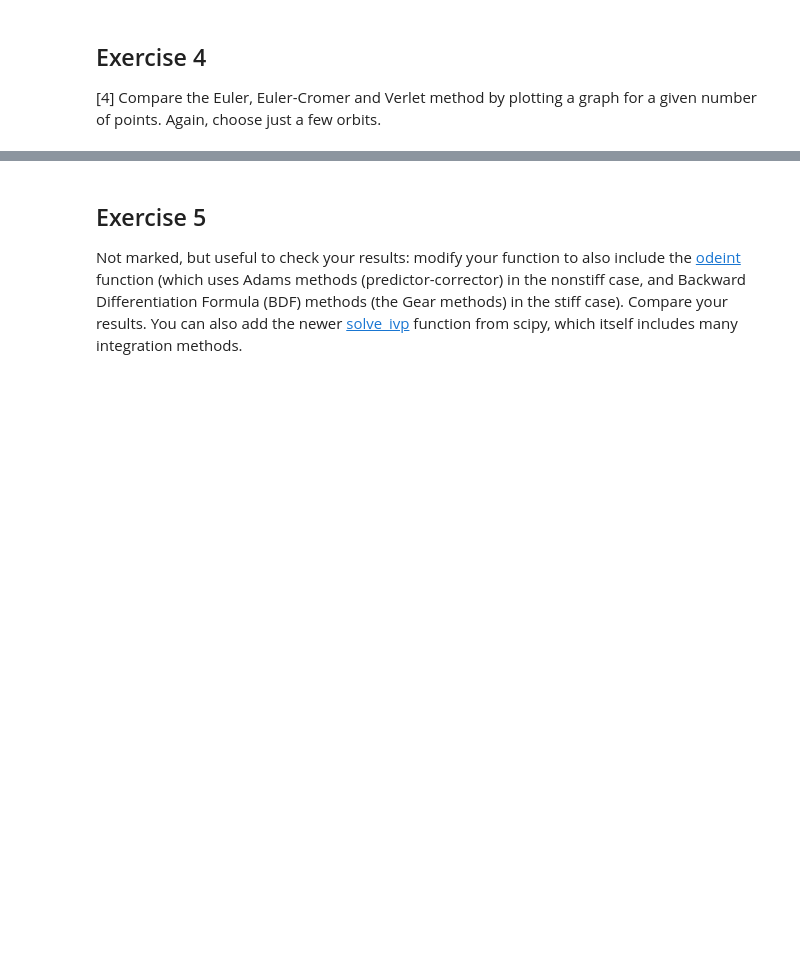
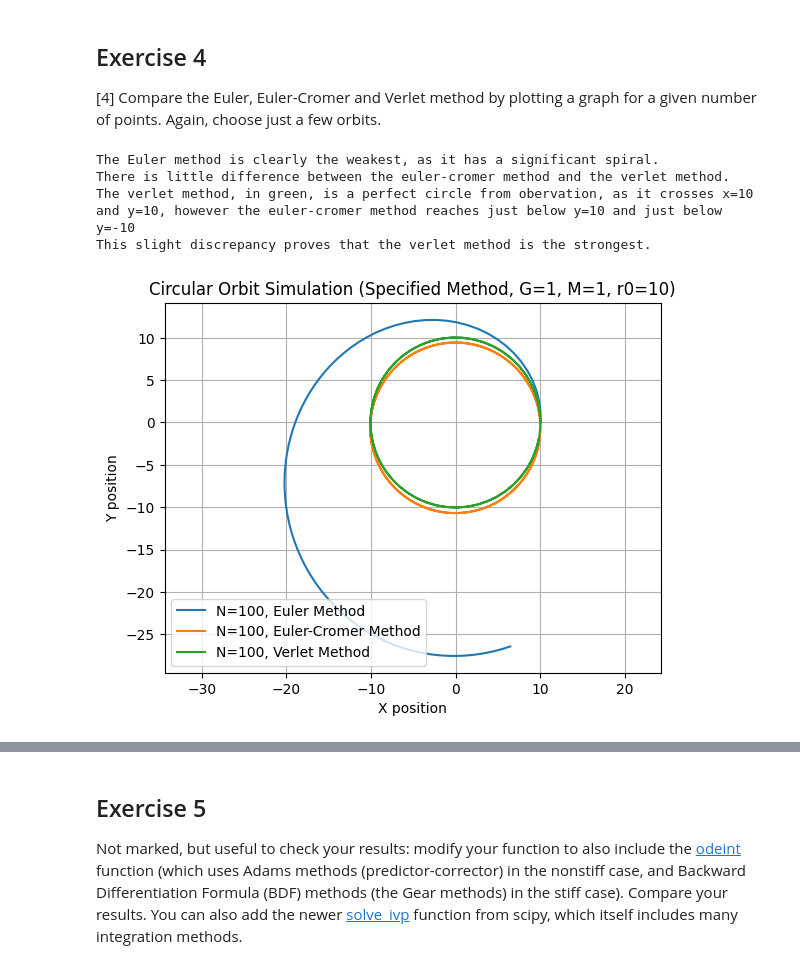
Before and after one commit to PX2145-2025/week-9-b-Morgan-Howard-Reuben, a Jupyter notebook: ODEs_2.ipynb, the cells around one changed output, grey strips where cells are left out. Drawn from its saved outputs; the diff is of its cells as text; code cells hidden in the pictures; blank space fills up the shorter version.

```diff
--- a/ODEs_2.ipynb
+++ b/ODEs_2.ipynb
@@ -348,3 +429,54 @@ Increasing N means a smaller dt, which as expected, means that an orbit of highe
 ## Exercise 4
 
 [4] Compare the Euler, Euler-Cromer and Verlet method by plotting a graph for a given number of points. Again, choose just a few orbits.
+# %%
+# calculate tmax based on the number of orbits and T_orbit
+num_orbits = 2
+tmax_val = num_orbits * T_orbit
+
+# define initial conditions, using r (separation) = 10
+M=1
+G=1
+r_val = 10
+r0_val = [10,0]
+
+omega = np.sqrt((G*M)/r_val**3)  # omega can be calculated from w=sqrt(GM/r^3)
+v_val = omega*r_val  # v=wr
+v0_val = [0, v_val] # since r0 is 10(x) and 0(y), must be 0 velocity in x direction, all in y direction
+
+T_orbit = (2 * np.pi) / omega # calculate the time period for one orbit (T = 2*pi / omega)
+# %%
+# first, compare each one with number of point, N=100
+N_100 = 100 # number of points
+
+# plot using euler method
+t_100_euler, r_100_euler, v_100_euler = orbit_solve(r0_val, v0_val, tmax_val, N_100, method='euler')
+plt.plot(r_100_euler[:,0], r_100_euler[:,1], label=f'N={N_100}, Euler Method')
+
+# plot using euler-cromer method
+t_100_eulcrom, r_100_eulcrom, v_100_eulcrom = orbit_solve(r0_val, v0_val, tmax_val, N_100, method='euler_cromer')
+plt.plot(r_100_eulcrom[:,0], r_100_eulcrom[:,1], label=f'N={N_100}, Euler-Cromer Method')
+
+# plot using verlet method
+t_100_verlet, r_100_verlet, v_100_verlet = orbit_solve(r0_val, v0_val, tmax_val, N_100, method='verlet')
+plt.plot(r_100_verlet[:,0], r_100_verlet[:,1], label=f'N={N_100}, Verlet Method')
+
+# plot graph
+plt.xlabel('X position')
+plt.ylabel('Y position')
+plt.title(f'Circular Orbit Simulation (Specified Method, G={G}, M={M}, r0={r_val})')
+plt.axis('equal') # keep aspect ratio for circular orbit visualization
+plt.grid()
+plt.legend(loc='best')
+
+# comments on output
+print('The Euler method is clearly the weakest, as it has a significant spiral.')
+print('There is little difference between the euler-cromer method and the verlet method.')
+print('The verlet method, in green, is a perfect circle from obervation, as it crosses x=10 and y=10, however the euler-cromer method reaches just below y=10 and just below y=-10')
+print('This slight discrepancy proves that the verlet method is the strongest.')
+# %% [output]
+The Euler method is clearly the weakest, as it has a significant spiral.
+There is little difference between the euler-cromer method and the verlet method.
+The verlet method, in green, is a perfect circle from obervation, as it crosses x=10 and y=10, however the euler-cromer method reaches just below y=10 and just below y=-10
+This slight discrepancy proves that the verlet method is the strongest.
+[figure, added]
```
Also changed, not shown: parts of 3 cells of this notebook.
